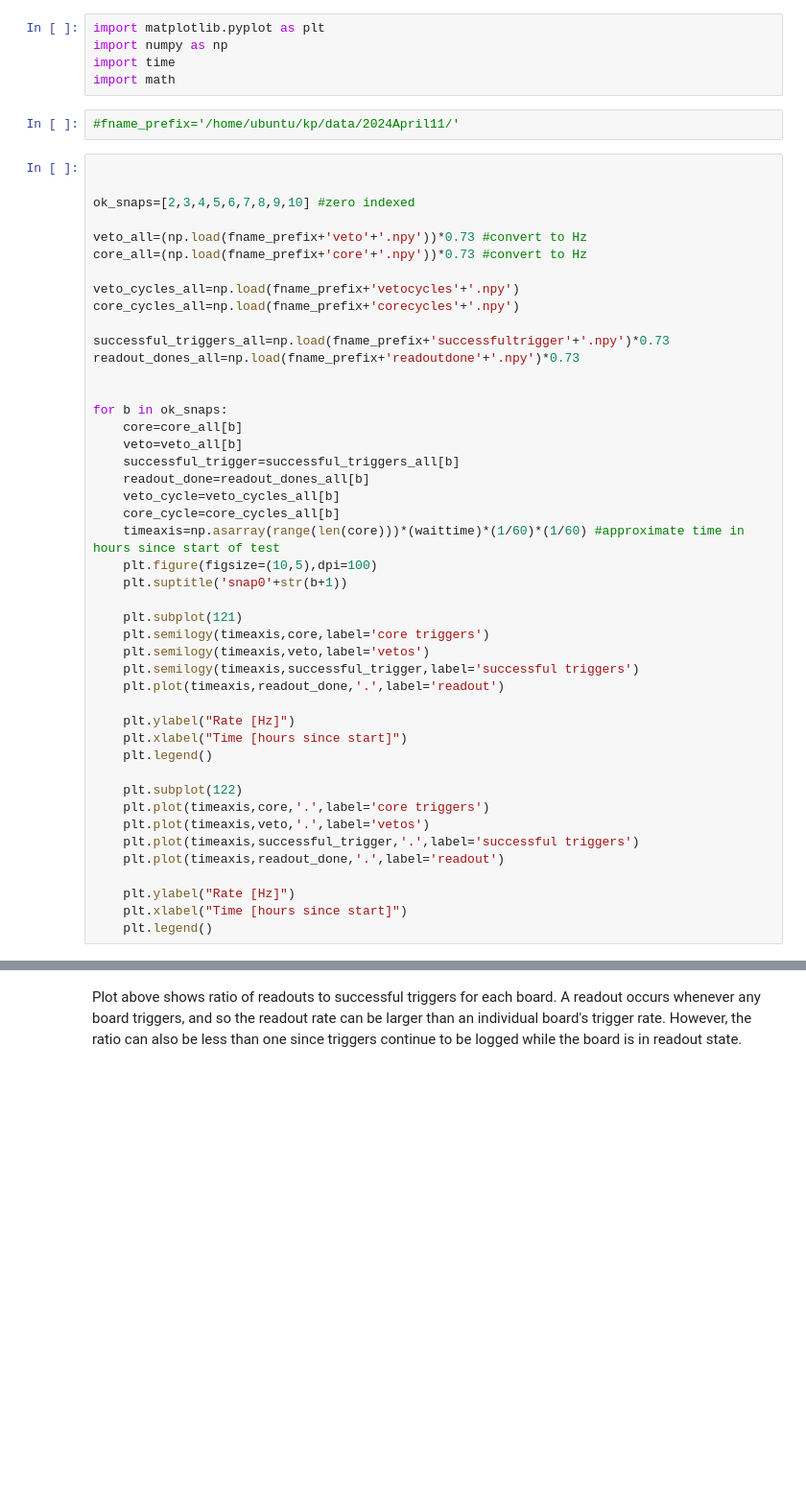
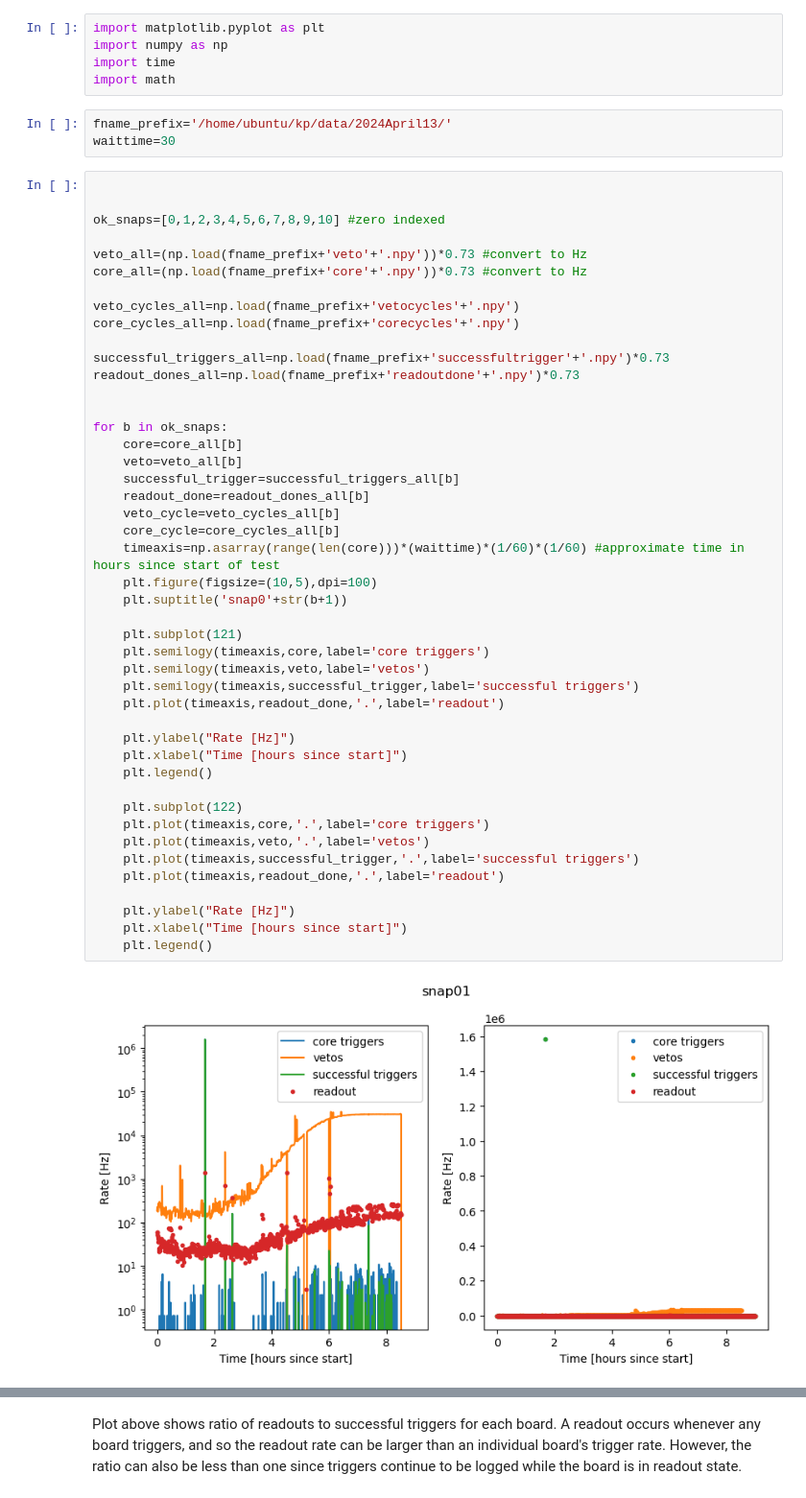
Before and after one commit to realtimeradio/caltech-lwa, a Jupyter notebook: cosmic_ray_scripts/snap2_control/Rate_monitor_plotting.ipynb, the cells around one changed output, grey strips where cells are left out. Shown at 96% size. Cells and saved outputs as stored; diff of their text form; blank space fills up the shorter version.

```diff
--- a/cosmic_ray_scripts/snap2_control/Rate_monitor_plotting.ipynb
+++ b/cosmic_ray_scripts/snap2_control/Rate_monitor_plotting.ipynb
@@ -4,11 +4,12 @@ import numpy as np
 import time
 import math
 # %%
-#fname_prefix='/home/ubuntu/kp/data/2024April11/'
+fname_prefix='/home/ubuntu/kp/data/2024April13/'
+waittime=30
 # %%
 
 
-ok_snaps=[2,3,4,5,6,7,8,9,10] #zero indexed
+ok_snaps=[0,1,2,3,4,5,6,7,8,9,10] #zero indexed
 
 veto_all=(np.load(fname_prefix+'veto'+'.npy'))*0.73 #convert to Hz
 core_all=(np.load(fname_prefix+'core'+'.npy'))*0.73 #convert to Hz
@@ -23,30 +24,32 @@ readout_dones_all=np.load(fname_prefix+'readoutdone'+'.npy')*0.73
 for b in ok_snaps:
     core=core_all[b]
     veto=veto_all[b]
     successful_trigger=successful_triggers_all[b]
     readout_done=readout_dones_all[b]
     veto_cycle=veto_cycles_all[b]
     core_cycle=core_cycles_all[b]
     timeaxis=np.asarray(range(len(core)))*(waittime)*(1/60)*(1/60) #approximate time in hours since start of test
     plt.figure(figsize=(10,5),dpi=100)
     plt.suptitle('snap0'+str(b+1))
 
     plt.subplot(121)
     plt.semilogy(timeaxis,core,label='core triggers')
     plt.semilogy(timeaxis,veto,label='vetos')
     plt.semilogy(timeaxis,successful_trigger,label='successful triggers')
     plt.plot(timeaxis,readout_done,'.',label='readout')
 
     plt.ylabel("Rate [Hz]")
     plt.xlabel("Time [hours since start]")
     plt.legend()
 
     plt.subplot(122)
     plt.plot(timeaxis,core,'.',label='core triggers')
     plt.plot(timeaxis,veto,'.',label='vetos')
     plt.plot(timeaxis,successful_trigger,'.',label='successful triggers')
     plt.plot(timeaxis,readout_done,'.',label='readout')
 
     plt.ylabel("Rate [Hz]")
     plt.xlabel("Time [hours since start]")
     plt.legend()
+# %% [output]
+[figure, added]
```
Also changed, not shown: parts of 8 cells of this notebook, 1 other file.
